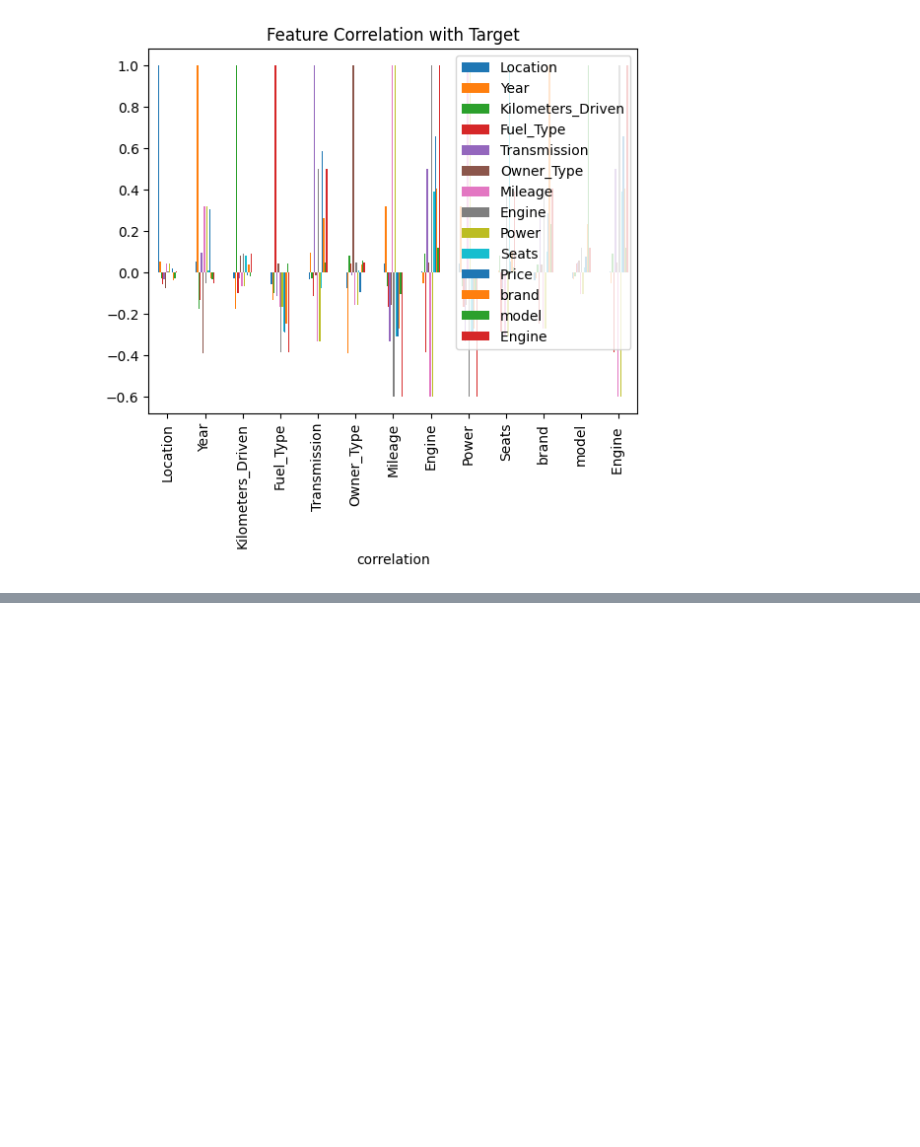
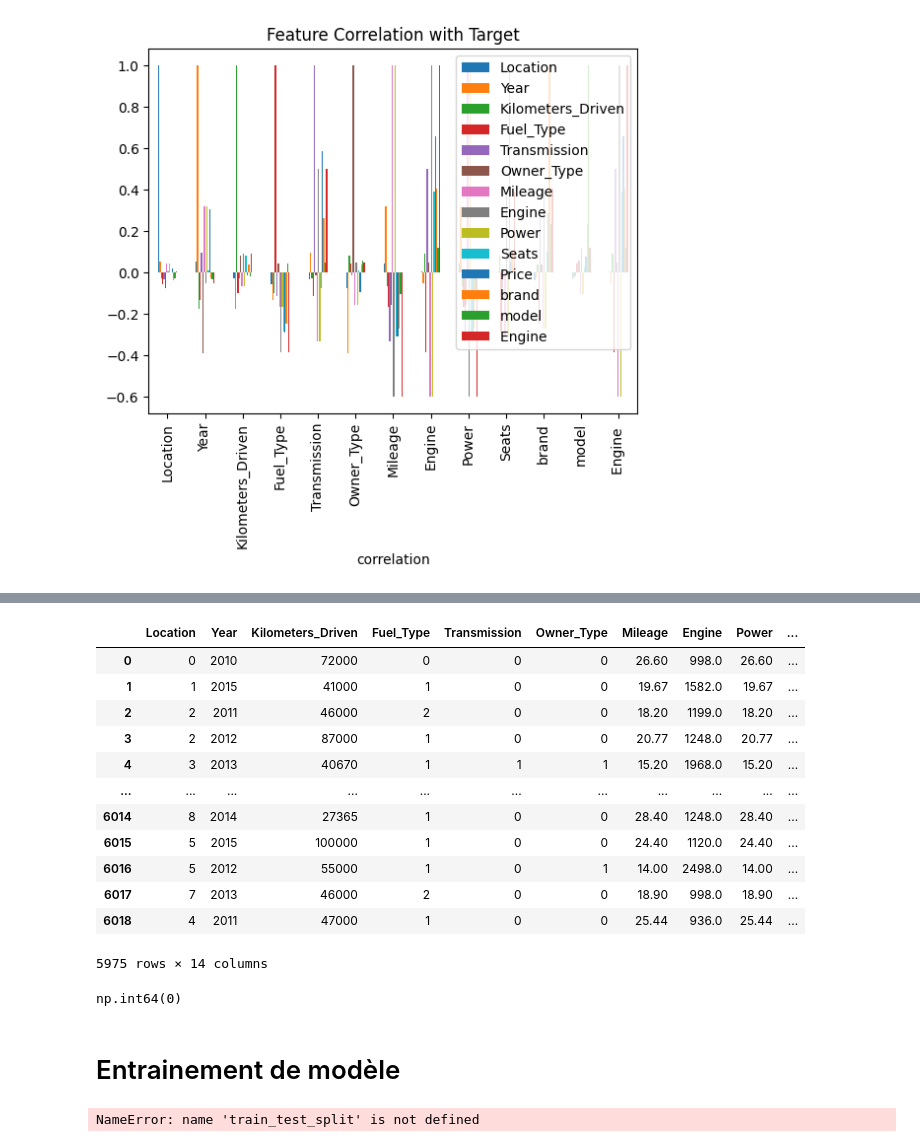
Before and after one commit to taqisamya/Pr-dire-le-prix-de-voiture--projet-r-gression, a Jupyter notebook: price_car/exp_data.ipynb, the cells around one changed output, grey strips where cells are left out. Cells and saved outputs as stored; diff of their text form; code cells hidden in the pictures; blank space fills up the shorter version.

```diff
--- a/price_car/exp_data.ipynb
+++ b/price_car/exp_data.ipynb
@@ -433,3 +492,20 @@ categorical_features
+# %%
+data["Engine"] = data["Engine"].fillna(data["Engine"].median()) #imputer
+data
+# %% [output]
+|  | Location | Year | Kilometers_Driven | Fuel_Type | Transmission | Owner_Type | Mileage | Engine | Power | ... |
+| 0 | 0 | 2010 | 72000 | 0 | 0 | 0 | 26.60 | 998.0 | 26.60 | ... |
+| 1 | 1 | 2015 | 41000 | 1 | 0 | 0 | 19.67 | 1582.0 | 19.67 | ... |
+| 2 | 2 | 2011 | 46000 | 2 | 0 | 0 | 18.20 | 1199.0 | 18.20 | ... |
+| 3 | 2 | 2012 | 87000 | 1 | 0 | 0 | 20.77 | 1248.0 | 20.77 | ... |
+| 4 | 3 | 2013 | 40670 | 1 | 1 | 1 | 15.20 | 1968.0 | 15.20 | ... |
+| ... | ... | ... | ... | ... | ... | ... | ... | ... | ... | ... |
+| 6014 | 8 | 2014 | 27365 | 1 | 0 | 0 | 28.40 | 1248.0 | 28.40 | ... |
+| 6015 | 5 | 2015 | 100000 | 1 | 0 | 0 | 24.40 | 1120.0 | 24.40 | ... |
+| 6016 | 5 | 2012 | 55000 | 1 | 0 | 1 | 14.00 | 2498.0 | 14.00 | ... |
+| 6017 | 7 | 2013 | 46000 | 2 | 0 | 0 | 18.90 | 998.0 | 18.90 | ... |
+| 6018 | 4 | 2011 | 47000 | 1 | 0 | 0 | 25.44 | 936.0 | 25.44 | ... |
+5975 rows × 14 columns
 # %%
 numeric_transformer = Pipeline(steps=[
     ("imputer", SimpleImputer(strategy="median")),     # Fill missing numeric values with median (computed on TRAIN only)
@@ -440,3 +516,15 @@ categorical_transformer=Pipeline(steps=[
     ("imputer", SimpleImputer(strategy="most_frequent")),
     ("onehot", OneHotEncoder(handle_unknown="ignore"))
 ])
+# %%
+data.Mileage.isna().sum()
+# %% [output]
+np.int64(0)
+# %% [markdown]
+# Entrainement de modèle
+# %%
+# Diviser les données en ensembles d'entraînement et de test
+
+x_train, x_test, y_train, y_test = train_test_split(x, y, test_size=0.3, random_state=42)
+# %% [output]
+NameError: name 'train_test_split' is not defined
```
Also changed, not shown: parts of 26 cells of this notebook.
